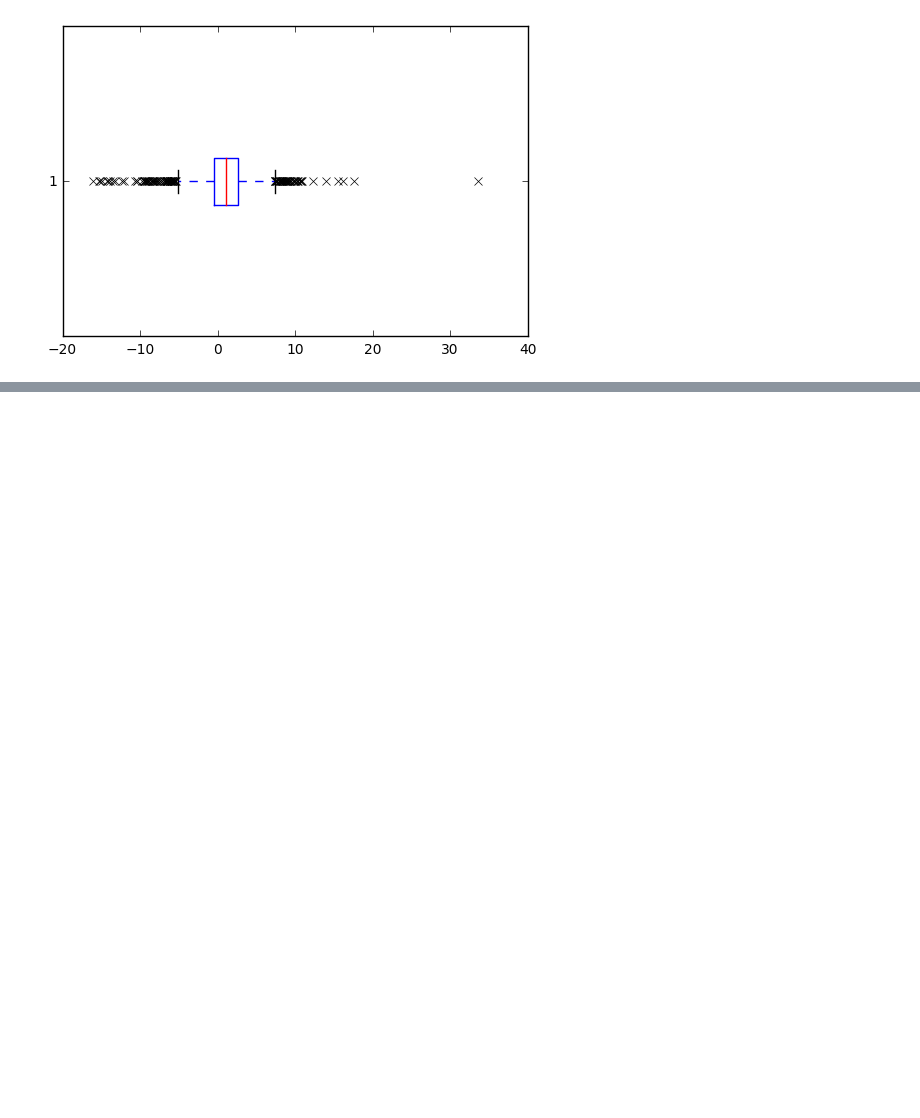
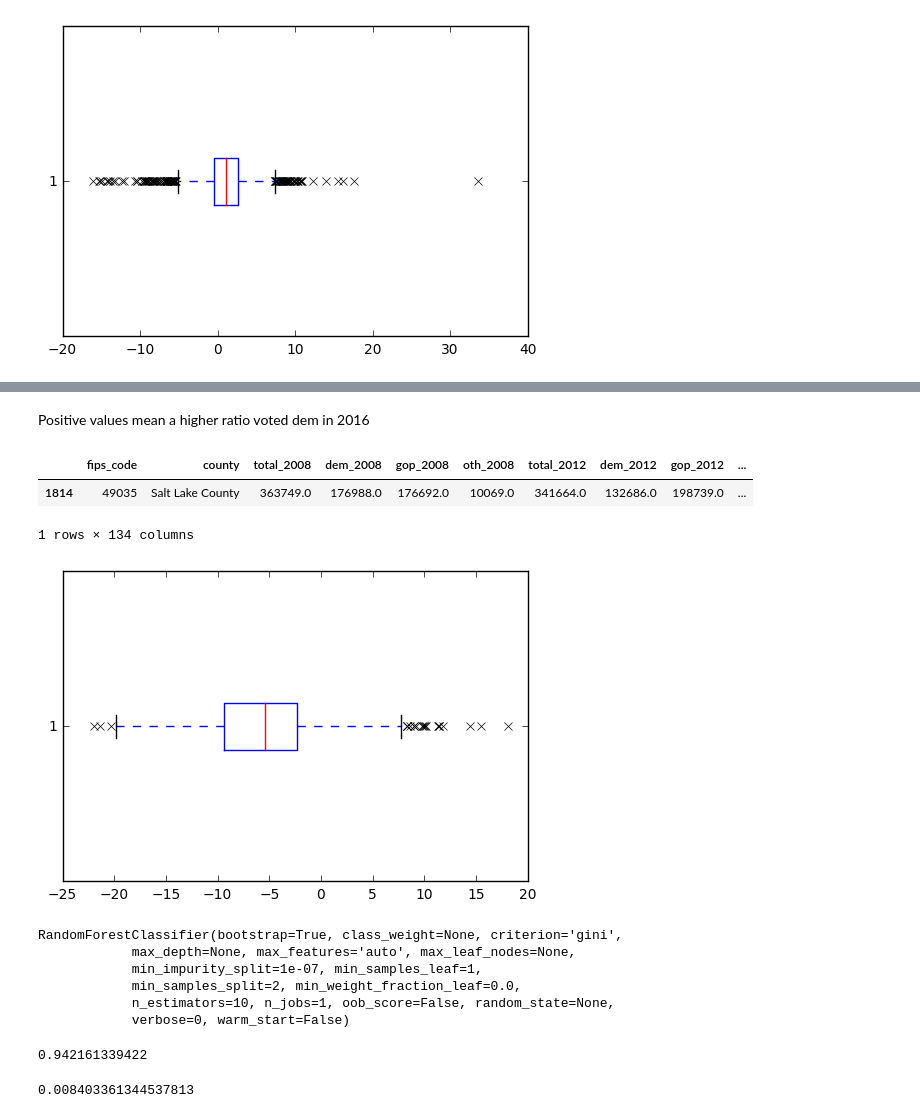
Before and after one commit to lukasfroehlich1/data401-project4, a Jupyter notebook: Model Fitting.ipynb, the cells around one changed output, grey strips where cells are left out. Drawn from its saved outputs; the diff is of its cells as text; code cells hidden in the pictures; blank space fills up the shorter version.

```diff
--- a/Model Fitting.ipynb
+++ b/Model Fitting.ipynb
@@ -121,5 +175,7 @@ dtype: float64
+# %% [markdown]
+Positive values mean a higher ratio voted dem in 2016
 # %%
-diff_voting_2012 = data["dem_2012"] - data["gop_2012"]
-diff_voting_2016 = data["dem_2016"] - data["gop_2016"]
+ratio_voting_2012 = data["dem_2012"] / (data["dem_2012"] + data["gop_2012"])
+ratio_voting_2016 = data["dem_2016"] / (data["dem_2016"] + data["gop_2016"])
 
-y = diff_voting_2016 - diff_voting_2012
+voting_ratio_change = (ratio_voting_2016 - ratio_voting_2012) * 100
@@ -130,0 +186,11 @@ ratio_change = diff_voting_2016 - diff_voting_2012
+# %%
+data[voting_ratio_change == voting_ratio_change.max()]
+# %% [output]
+|  | fips_code | county | total_2008 | dem_2008 | gop_2008 | oth_2008 | total_2012 | dem_2012 | gop_2012 | ... |
+| 1814 | 49035 | Salt Lake County | 363749.0 | 176988.0 | 176692.0 | 10069.0 | 341664.0 | 132686.0 | 198739.0 | ... |
+1 rows × 134 columns
+# %%
+plt.boxplot(voting_ratio_change, 0, 'x', 0)
+plt.show()
+# %% [output]
+[figure, added]
@@ -130,0 +204,34 @@ ratio_change = diff_voting_2016 - diff_voting_2012
+# %%
+rfc.fit(X_extreme, ratio_change_results)
+# %% [output]
+RandomForestClassifier(bootstrap=True, class_weight=None, criterion='gini',
+            max_depth=None, max_features='auto', max_leaf_nodes=None,
+            min_impurity_split=1e-07, min_samples_leaf=1,
+            min_samples_split=2, min_weight_fraction_leaf=0.0,
+            n_estimators=10, n_jobs=1, oob_score=False, random_state=None,
+            verbose=0, warm_start=False)
+# %%
+from sklearn.model_selection import KFold
+rfc_test = RandomForestClassifier()
+total = 0
+splits = 10
+
+kf = KFold(n_splits=splits)
+for train, test in kf.split(X_extreme):
+    X_train = X_extreme.iloc[train]
+    X_test = X_extreme.iloc[test]
+    y_train = ratio_change_results.iloc[train]
+    y_test = ratio_change_results.iloc[test]
+
+    rfc_test.fit(X_train, y_train)
+
+    total += (rfc_test.predict(X_test) == y_test).sum()
+
+
+print(total / X_extreme.shape[0])
+# %% [output]
+0.942161339422
+# %%
+rfc.feature_importances_.mean()
+# %% [output]
+0.008403361344537813
```
Also changed, not shown: parts of 23 cells of this notebook, 1 other file.
